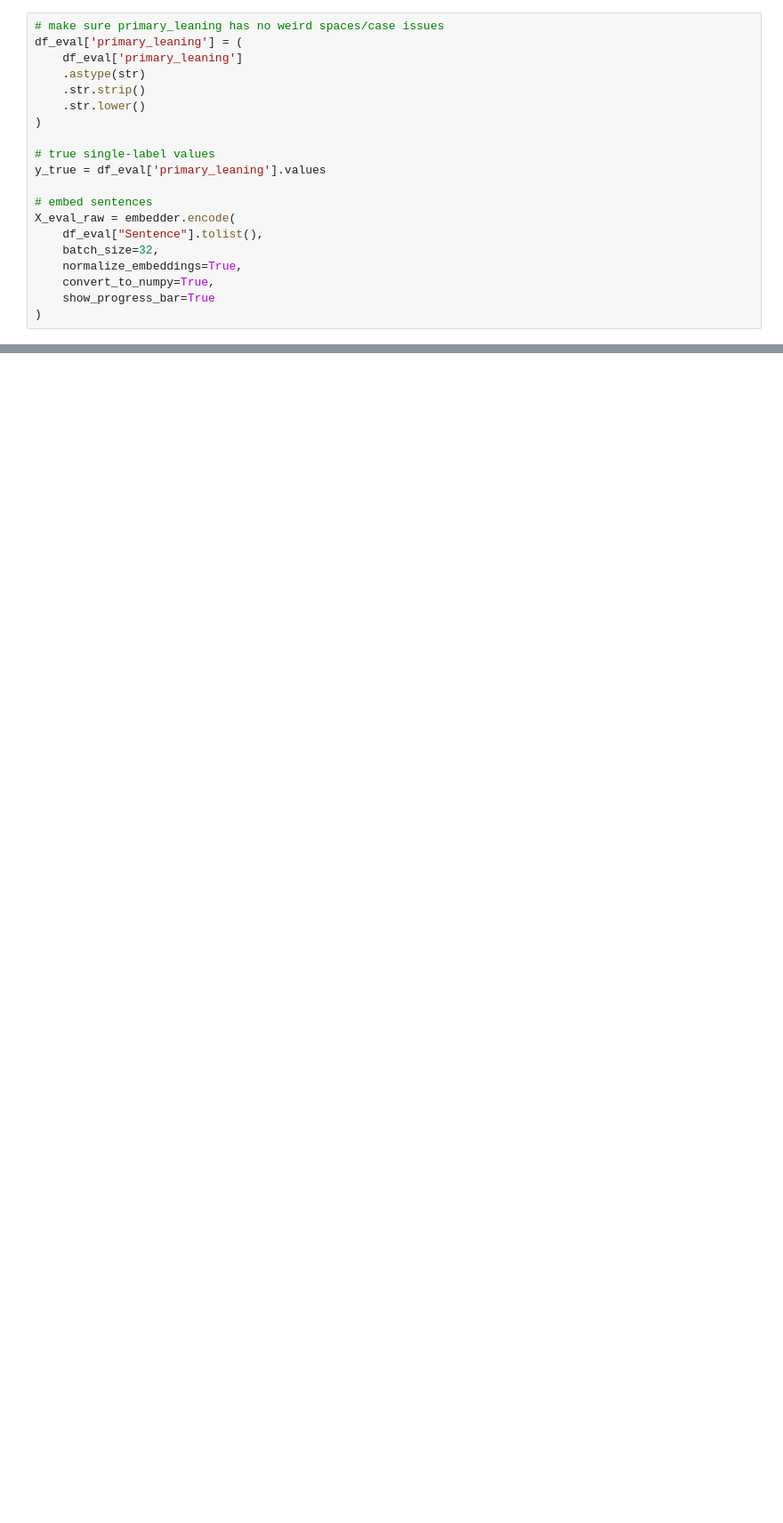
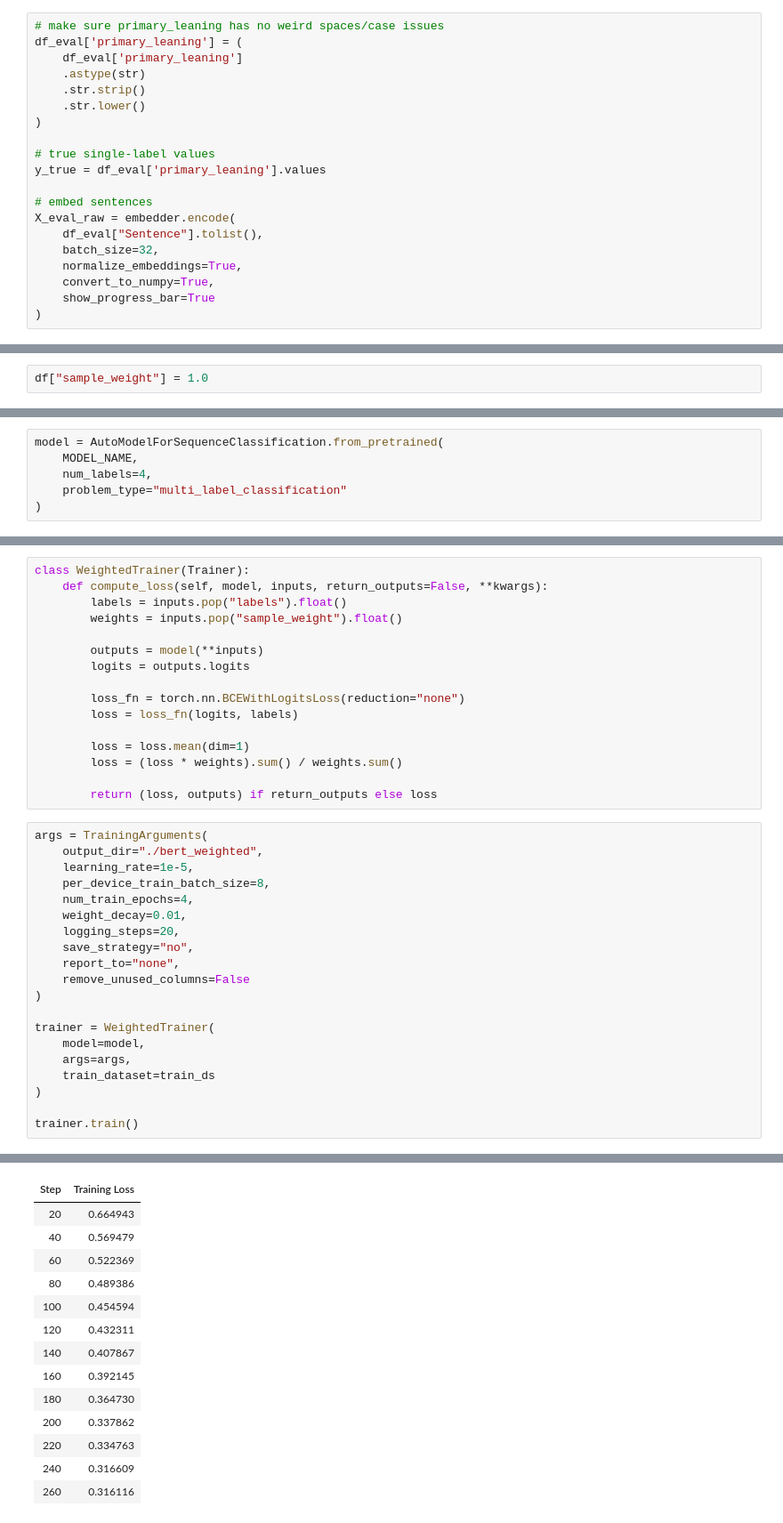
Before and after one commit to ritvik-123/EMP-Project, a Jupyter notebook: Module_1_SmallData_Rework.ipynb, the cells around one changed output, grey strips where cells are left out. Shown at 89% size. Drawn from its saved outputs; the diff is of its cells as text; blank space fills up the shorter version.

Commit message:
tried bert

```diff
--- a/Module_1_SmallData_Rework.ipynb
+++ b/Module_1_SmallData_Rework.ipynb
@@ -542,0 +683,2 @@ internalized                 0                  1              1            14
+# %%
+df["sample_weight"] = 1.0
@@ -542,0 +721,6 @@ internalized                 0                  1              1            14
+# %%
+model = AutoModelForSequenceClassification.from_pretrained(
+    MODEL_NAME,
+    num_labels=4,
+    problem_type="multi_label_classification"
+)
@@ -542,0 +744,37 @@ internalized                 0                  1              1            14
+# %%
+class WeightedTrainer(Trainer):
+    def compute_loss(self, model, inputs, return_outputs=False, **kwargs):
+        labels = inputs.pop("labels").float()
+        weights = inputs.pop("sample_weight").float()
+
+        outputs = model(**inputs)
+        logits = outputs.logits
+
+        loss_fn = torch.nn.BCEWithLogitsLoss(reduction="none")
+        loss = loss_fn(logits, labels)
+
+        loss = loss.mean(dim=1)
+        loss = (loss * weights).sum() / weights.sum()
+
+        return (loss, outputs) if return_outputs else loss
+# %%
+args = TrainingArguments(
+    output_dir="./bert_weighted",
+    learning_rate=1e-5,
+    per_device_train_batch_size=8,
+    num_train_epochs=4,
+    weight_decay=0.01,
+    logging_steps=20,
+    save_strategy="no",
+    report_to="none",
+    remove_unused_columns=False
+)
+
+trainer = WeightedTrainer(
+    model=model,
+    args=args,
+    train_dataset=train_ds
+)
+
+trainer.train()
+# %% [output]
@@ -542,0 +782,14 @@ internalized                 0                  1              1            14
+| Step | Training Loss |
+| 20 | 0.664943 |
+| 40 | 0.569479 |
+| 60 | 0.522369 |
+| 80 | 0.489386 |
+| 100 | 0.454594 |
+| 120 | 0.432311 |
+| 140 | 0.407867 |
+| 160 | 0.392145 |
+| 180 | 0.364730 |
+| 200 | 0.337862 |
+| 220 | 0.334763 |
+| 240 | 0.316609 |
+| 260 | 0.316116 |
```
Also changed, not shown: parts of 23 cells of this notebook.
